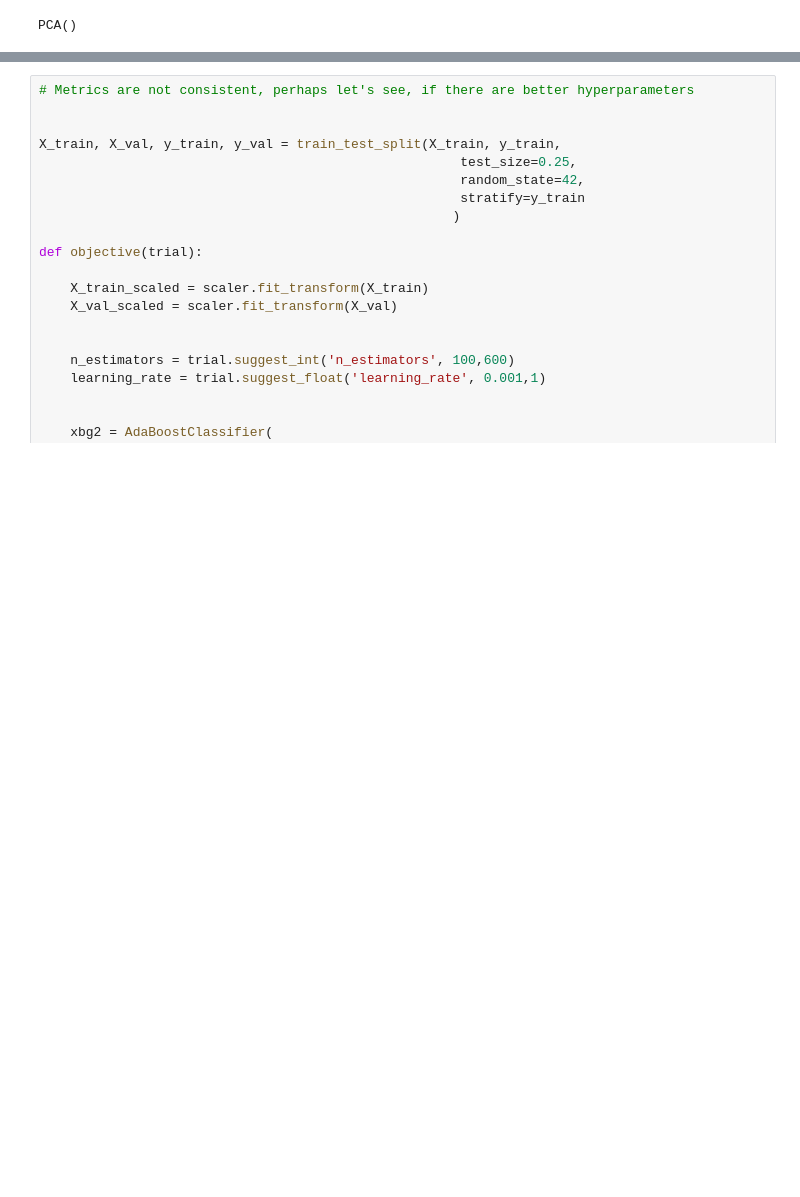
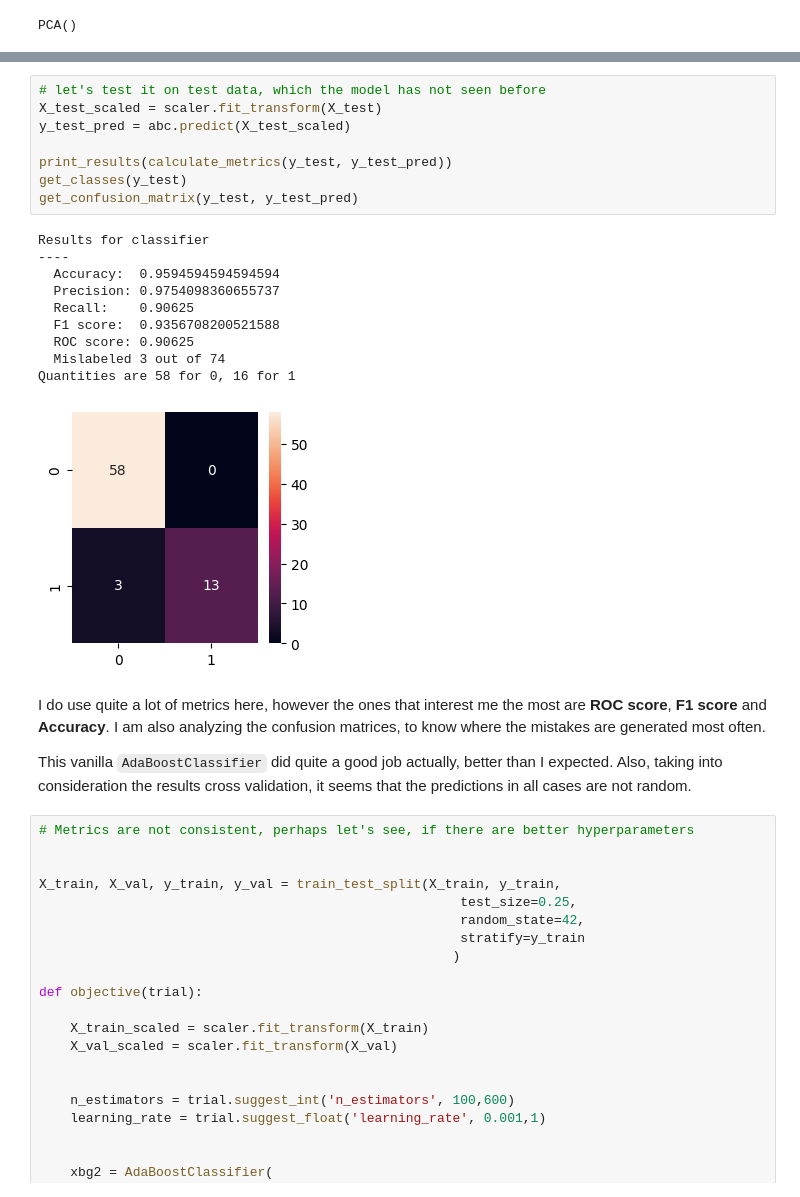
Before and after one commit to miladziekanowska/heart-failure-classification, a Jupyter notebook: Heart_failure_EDA_Modeling.ipynb, the cells around one changed output, grey strips where cells are left out. Cells and saved outputs as stored; diff of their text form; blank space fills up the shorter version.

```diff
--- a/Heart_failure_EDA_Modeling.ipynb
+++ b/Heart_failure_EDA_Modeling.ipynb
@@ -502,3 +569,26 @@ ValueError: could not convert string to float: 'NO'
+# %%
+# let's test it on test data, which the model has not seen before
+X_test_scaled = scaler.fit_transform(X_test)
+y_test_pred = abc.predict(X_test_scaled)
+
+print_results(calculate_metrics(y_test, y_test_pred))
+get_classes(y_test)
+get_confusion_matrix(y_test, y_test_pred)
+# %% [output]
+Results for classifier
+----
+  Accuracy:  0.9594594594594594
+  Precision: 0.9754098360655737
+  Recall:    0.90625
+  F1 score:  0.9356708200521588
+  ROC score: 0.90625
+  Mislabeled 3 out of 74
+Quantities are 58 for 0, 16 for 1
+[figure, added]
+# %% [markdown]
+I do use quite a lot of metrics here, however the ones that interest me the most are **ROC score**, **F1 score** and **Accuracy**. I am also analyzing the confusion matrices, to know where the mistakes are generated most often.
+
+This vanilla `AdaBoostClassifier` did quite a good job actually, better than I expected. Also, taking into consideration the results cross validation, it seems that the predictions in all cases are not random.
 # %%
 # Metrics are not consistent, perhaps let's see, if there are better hyperparameters
 
```
Also changed, not shown: parts of 39 cells of this notebook.
